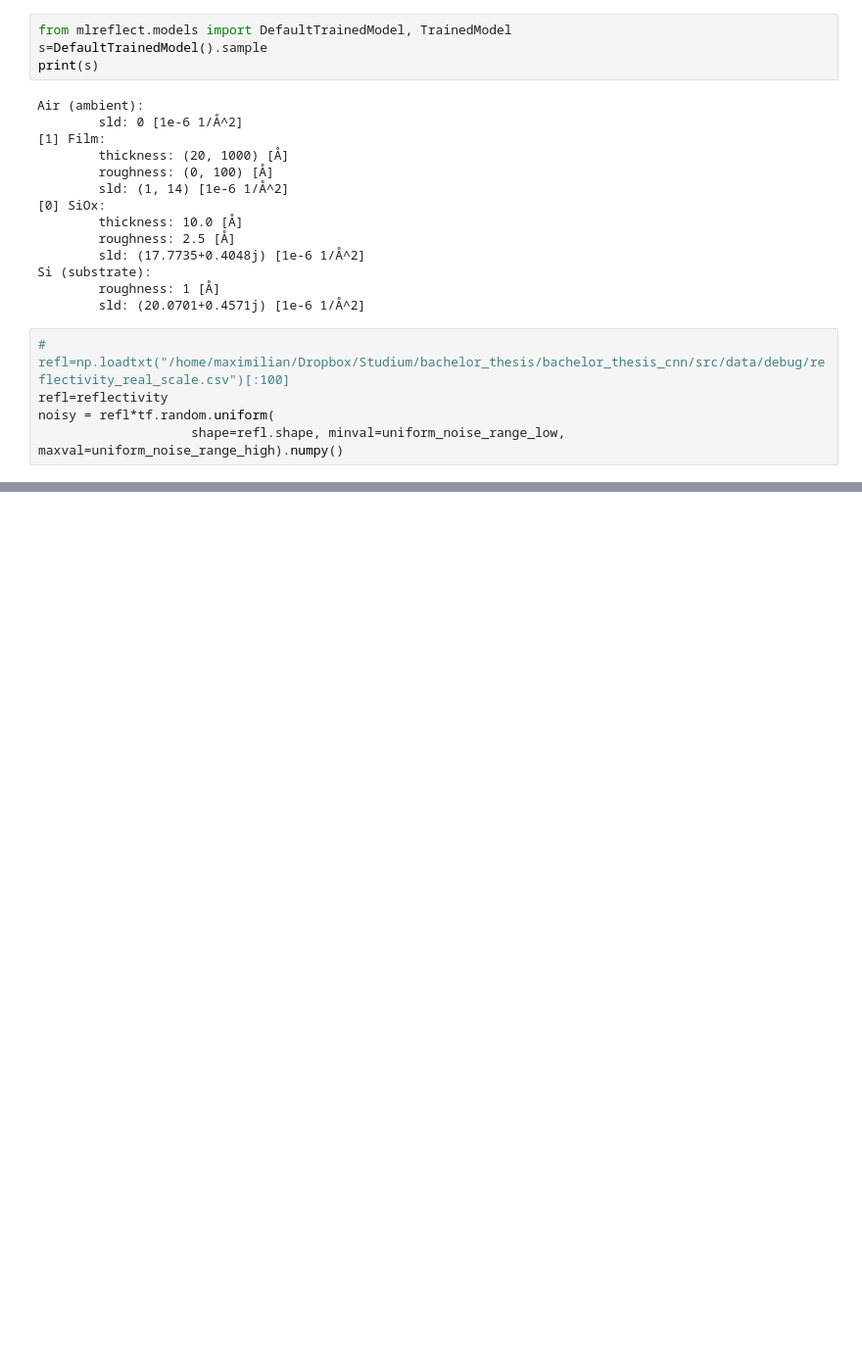
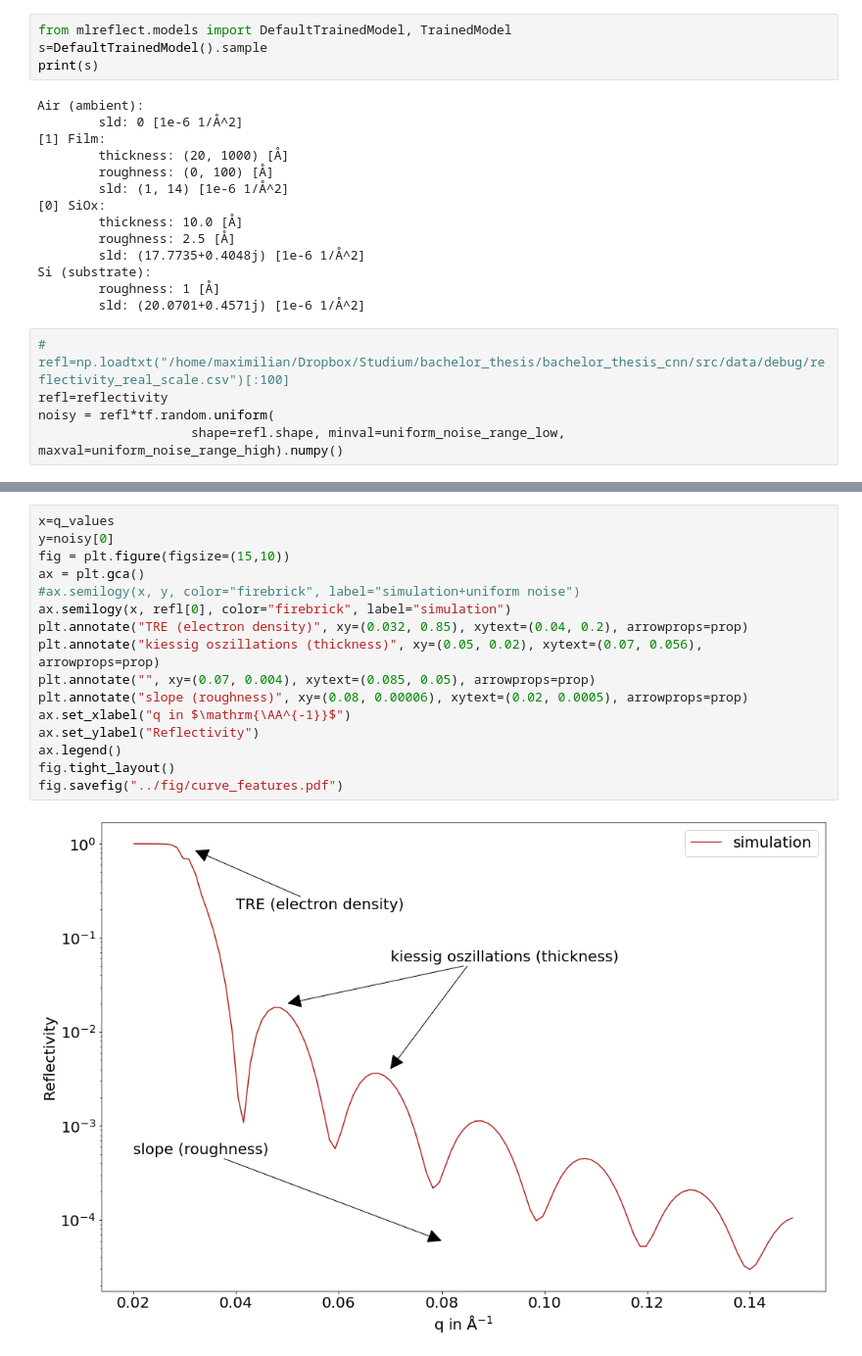
Before and after one commit to MaximilianHilbert/Bachelor-s-Thesis-CNNs, a Jupyter notebook: thesis_plots/thesis_plots.ipynb, the cells around one changed output, grey strips where cells are left out. Shown at 98% size. Drawn from its saved outputs; the diff is of its cells as text; blank space fills up the shorter version.

```diff
--- a/thesis_plots/thesis_plots.ipynb
+++ b/thesis_plots/thesis_plots.ipynb
@@ -114,0 +108,18 @@ fig.savefig("../fig/training_curve.pdf")
+# %%
+x=q_values
+y=noisy[0]
+fig = plt.figure(figsize=(15,10))
+ax = plt.gca()
+#ax.semilogy(x, y, color="firebrick", label="simulation+uniform noise")
+ax.semilogy(x, refl[0], color="firebrick", label="simulation")
+plt.annotate("TRE (electron density)", xy=(0.032, 0.85), xytext=(0.04, 0.2), arrowprops=prop)
+plt.annotate("kiessig oszillations (thickness)", xy=(0.05, 0.02), xytext=(0.07, 0.056), arrowprops=prop)
+plt.annotate("", xy=(0.07, 0.004), xytext=(0.085, 0.05), arrowprops=prop)
+plt.annotate("slope (roughness)", xy=(0.08, 0.00006), xytext=(0.02, 0.0005), arrowprops=prop)
+ax.set_xlabel("q in $\mathrm{\AA^{-1}}$")
+ax.set_ylabel("Reflectivity")
+ax.legend()
+fig.tight_layout()
+fig.savefig("../fig/curve_features.pdf")
+# %% [output]
+[figure, added]
```
Also changed, not shown: parts of 6 cells of this notebook, 42 other files.
